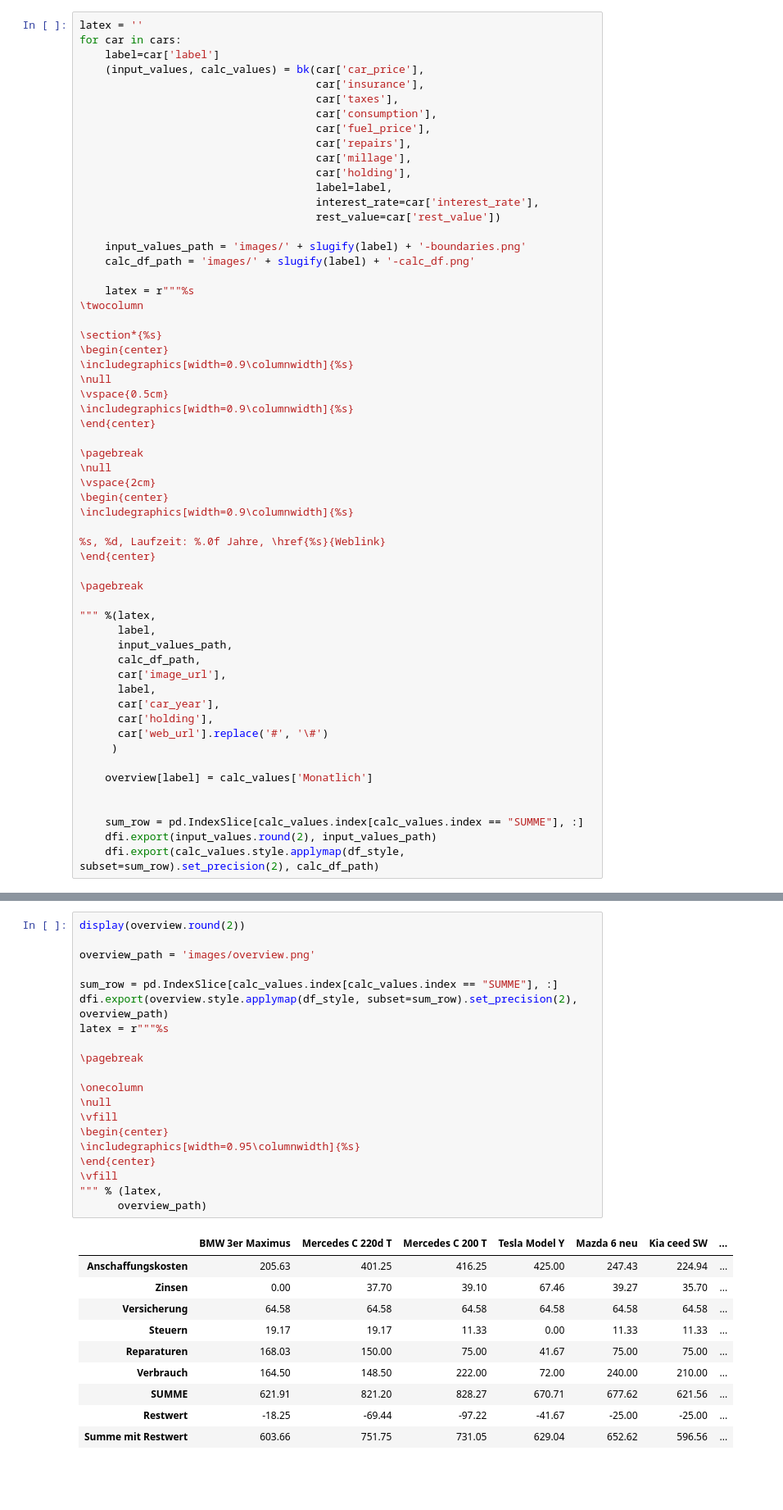
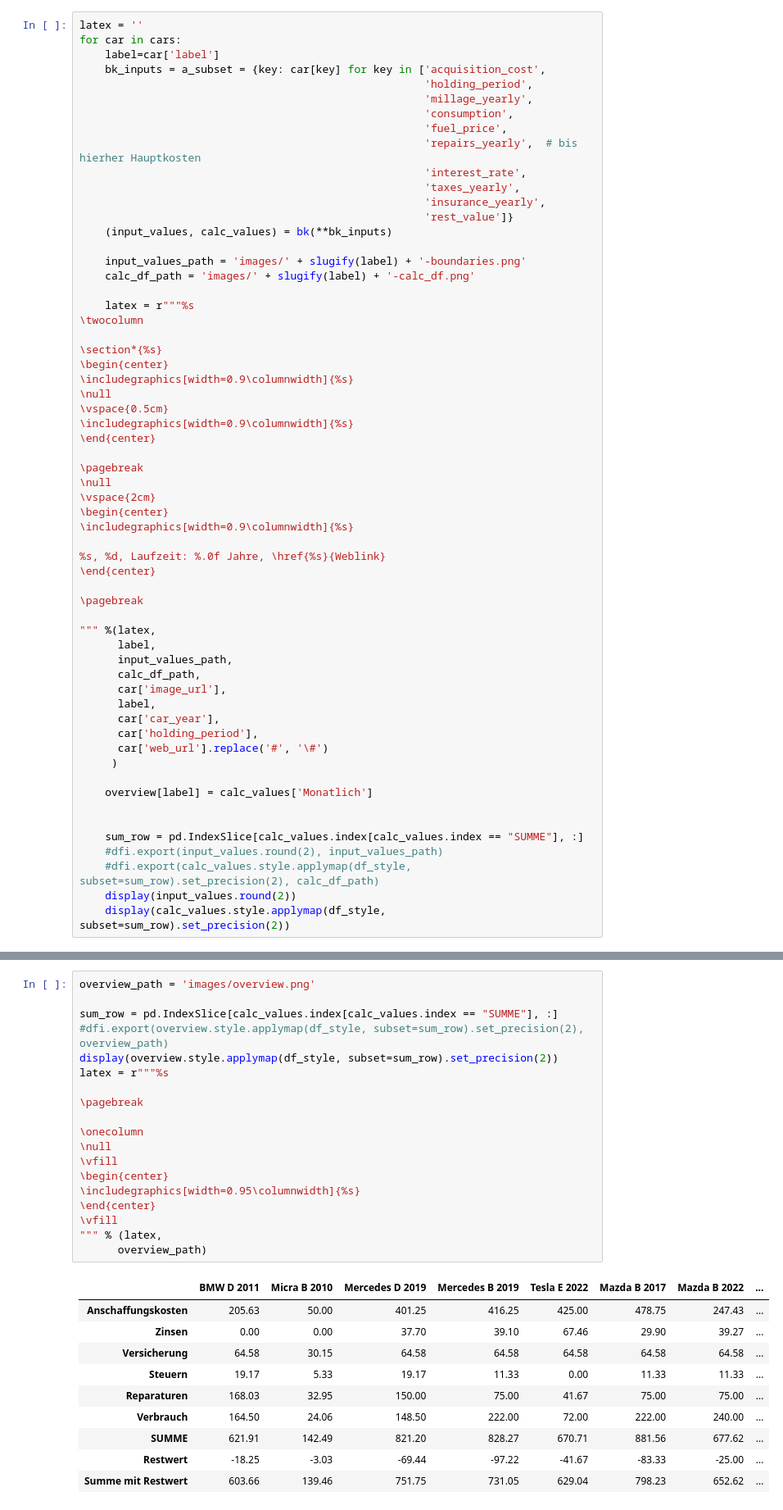
Before and after one commit to schorschie/car_cost_comparisons, a Jupyter notebook: BK_Caller.ipynb, the cells around one changed output, grey strips where cells are left out. Shown: that part at 82% size. Saved outputs shown, nothing was run; the diff lists cells and outputs as text; blank space fills up the shorter version.

Commit message:
Overhaul bk and add Micra

```diff
--- a/BK_Caller.ipynb
+++ b/BK_Caller.ipynb
@@ -121,17 +137,17 @@ cars.append({'label': 'Mazda 6 alt',
 latex = ''
 for car in cars:
     label=car['label']
-    (input_values, calc_values) = bk(car['car_price'],
-                                     car['insurance'],
-                                     car['taxes'],
-                                     car['consumption'],
-                                     car['fuel_price'],
-                                     car['repairs'],
-                                     car['millage'],
-                                     car['holding'],
-                                     label=label,
-                                     interest_rate=car['interest_rate'],
-                                     rest_value=car['rest_value'])
+    bk_inputs = a_subset = {key: car[key] for key in ['acquisition_cost',
+                                                      'holding_period',
+                                                      'millage_yearly',
+                                                      'consumption',
+                                                      'fuel_price',
+                                                      'repairs_yearly',  # bis hierher Hauptkosten
+                                                      'interest_rate',
+                                                      'taxes_yearly',
+                                                      'insurance_yearly',
+                                                      'rest_value']}
+    (input_values, calc_values) = bk(**bk_inputs)
 
     input_values_path = 'images/' + slugify(label) + '-boundaries.png'
     calc_df_path = 'images/' + slugify(label) + '-calc_df.png'
@@ -165,7 +181,7 @@ for car in cars:
       car['image_url'],
       label,
       car['car_year'],
-      car['holding'],
+      car['holding_period'],
       car['web_url'].replace('#', '\#')
      )
 
@@ -173,5 +189,7 @@ for car in cars:
 
 
     sum_row = pd.IndexSlice[calc_values.index[calc_values.index == "SUMME"], :]
-    dfi.export(input_values.round(2), input_values_path)
-    dfi.export(calc_values.style.applymap(df_style, subset=sum_row).set_precision(2), calc_df_path)
+    #dfi.export(input_values.round(2), input_values_path)
+    #dfi.export(calc_values.style.applymap(df_style, subset=sum_row).set_precision(2), calc_df_path)
+    display(input_values.round(2))
+    display(calc_values.style.applymap(df_style, subset=sum_row).set_precision(2))
@@ -178,34 +327,33 @@ for car in cars:
 # %%
-display(overview.round(2))
-
 overview_path = 'images/overview.png'
 
 sum_row = pd.IndexSlice[calc_values.index[calc_values.index == "SUMME"], :]
-dfi.export(overview.style.applymap(df_style, subset=sum_row).set_precision(2), overview_path)
+#dfi.export(overview.style.applymap(df_style, subset=sum_row).set_precision(2), overview_path)
+display(overview.style.applymap(df_style, subset=sum_row).set_precision(2))
 latex = r"""%s
 
 \pagebreak
 
 \onecolumn
 \null
 \vfill
 \begin{center}
 \includegraphics[width=0.95\columnwidth]{%s}
 \end{center}
 \vfill
 """ % (latex,
       overview_path)
 # %% [output]
-|  | BMW 3er Maximus | Mercedes C 220d T | Mercedes C 200 T | Tesla Model Y | Mazda 6 neu | Kia ceed SW | ... |
-| Anschaffungskosten | 205.63 | 401.25 | 416.25 | 425.00 | 247.43 | 224.94 | ... |
-| Zinsen | 0.00 | 37.70 | 39.10 | 67.46 | 39.27 | 35.70 | ... |
-| Versicherung | 64.58 | 64.58 | 64.58 | 64.58 | 64.58 | 64.58 | ... |
-| Steuern | 19.17 | 19.17 | 11.33 | 0.00 | 11.33 | 11.33 | ... |
-| Reparaturen | 168.03 | 150.00 | 75.00 | 41.67 | 75.00 | 75.00 | ... |
-| Verbrauch | 164.50 | 148.50 | 222.00 | 72.00 | 240.00 | 210.00 | ... |
-| SUMME | 621.91 | 821.20 | 828.27 | 670.71 | 677.62 | 621.56 | ... |
-| Restwert | -18.25 | -69.44 | -97.22 | -41.67 | -25.00 | -25.00 | ... |
-| Summe mit Restwert | 603.66 | 751.75 | 731.05 | 629.04 | 652.62 | 596.56 | ... |
+|  | BMW D 2011 | Micra B 2010 | Mercedes D 2019 | Mercedes B 2019 | Tesla E 2022 | Mazda B 2017 | Mazda B 2022 | ... |
+| Anschaffungskosten | 205.63 | 50.00 | 401.25 | 416.25 | 425.00 | 478.75 | 247.43 | ... |
+| Zinsen | 0.00 | 0.00 | 37.70 | 39.10 | 67.46 | 29.90 | 39.27 | ... |
+| Versicherung | 64.58 | 30.15 | 64.58 | 64.58 | 64.58 | 64.58 | 64.58 | ... |
+| Steuern | 19.17 | 5.33 | 19.17 | 11.33 | 0.00 | 11.33 | 11.33 | ... |
+| Reparaturen | 168.03 | 32.95 | 150.00 | 75.00 | 41.67 | 75.00 | 75.00 | ... |
+| Verbrauch | 164.50 | 24.06 | 148.50 | 222.00 | 72.00 | 222.00 | 240.00 | ... |
+| SUMME | 621.91 | 142.49 | 821.20 | 828.27 | 670.71 | 881.56 | 677.62 | ... |
+| Restwert | -18.25 | -3.03 | -69.44 | -97.22 | -41.67 | -83.33 | -25.00 | ... |
+| Summe mit Restwert | 603.66 | 139.46 | 751.75 | 731.05 | 629.04 | 798.23 | 652.62 | ... |
 # %%
 with open('report.tex', 'w') as fid:
     fid.write(r"""
```
Also changed, not shown: parts of 2 cells of this notebook, 6 other files.
